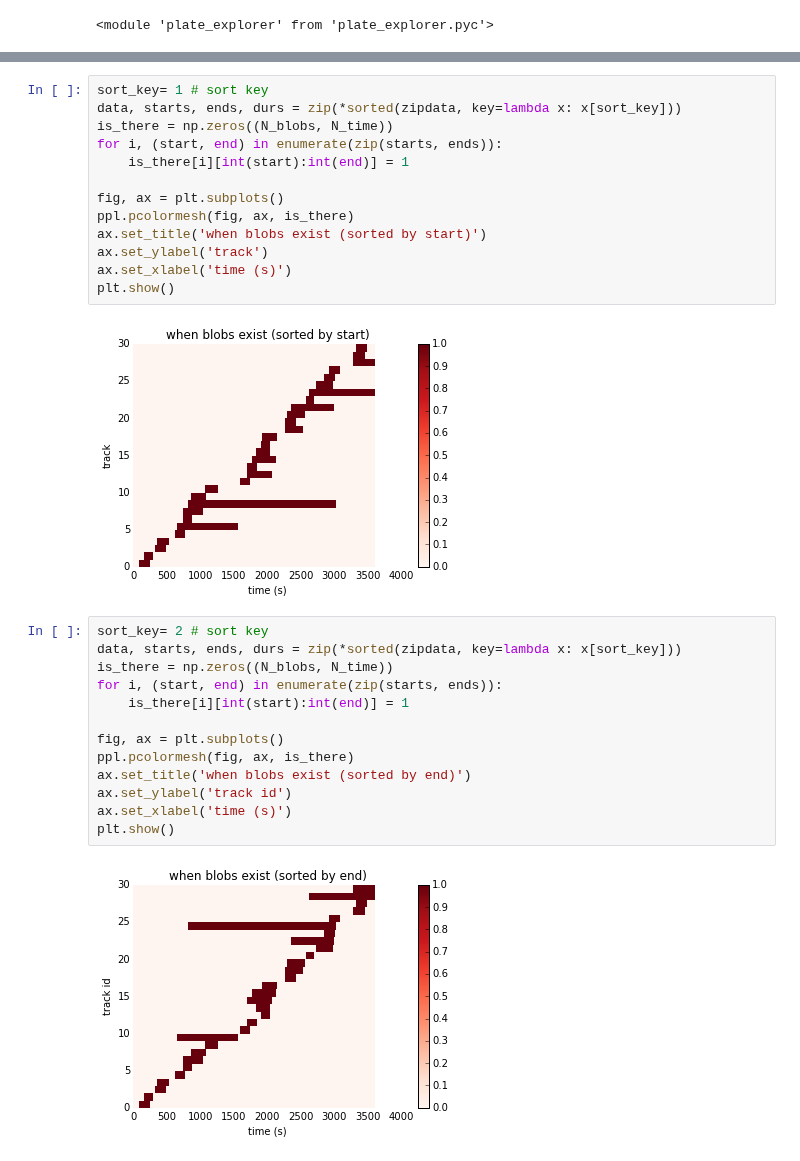
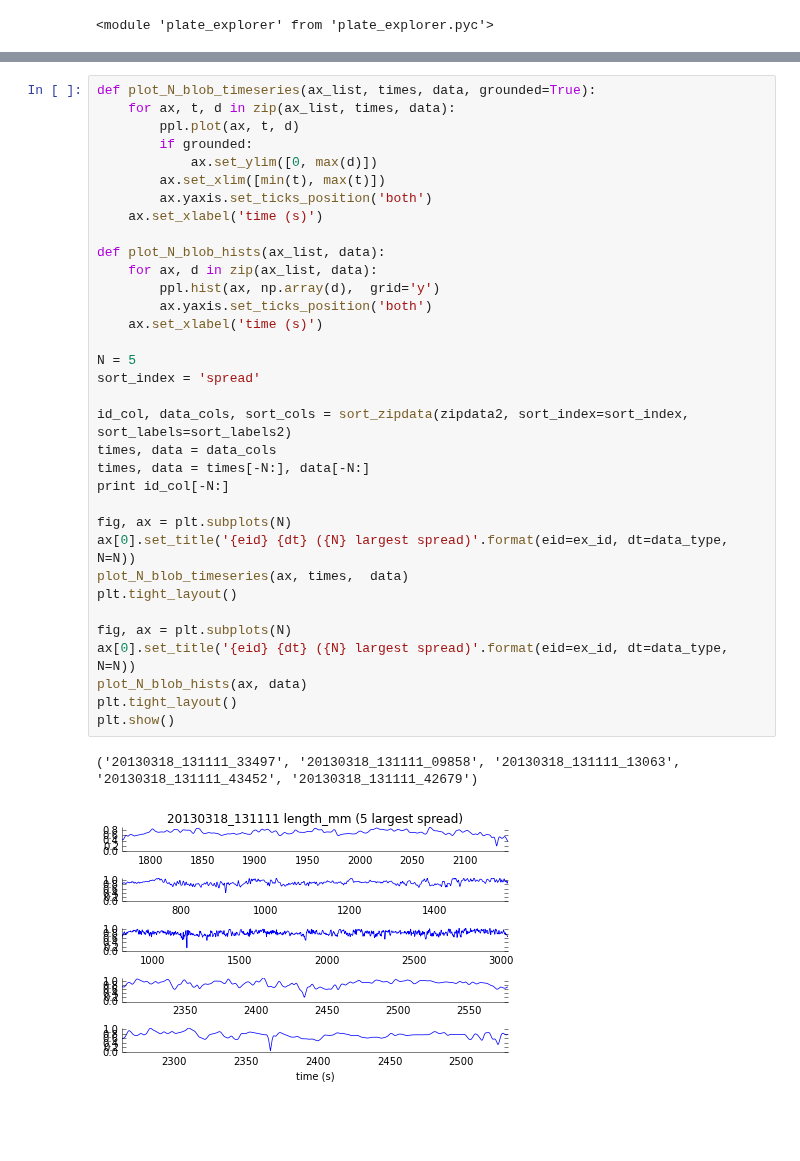
Before and after one commit to amarallab/waldo, a Jupyter notebook: code/plates/explorer_notebook.ipynb, the cells around one changed output, grey strips where cells are left out. Drawn from its saved outputs; the diff is of its cells as text; blank space fills up the shorter version.

```diff
--- a/code/plates/explorer_notebook.ipynb
+++ b/code/plates/explorer_notebook.ipynb
@@ -109,30 +180,37 @@ plt.show()
-# %%
-sort_key= 1 # sort key
-data, starts, ends, durs = zip(*sorted(zipdata, key=lambda x: x[sort_key]))
-is_there = np.zeros((N_blobs, N_time))
-for i, (start, end) in enumerate(zip(starts, ends)):
-    is_there[i][int(start):int(end)] = 1
-
-fig, ax = plt.subplots()
-ppl.pcolormesh(fig, ax, is_there)
-ax.set_title('when blobs exist (sorted by start)')
-ax.set_ylabel('track')
-ax.set_xlabel('time (s)')
-plt.show()
-# %% [output]
-[figure, removed]
-# %%
-sort_key= 2 # sort key
-data, starts, ends, durs = zip(*sorted(zipdata, key=lambda x: x[sort_key]))
-is_there = np.zeros((N_blobs, N_time))
-for i, (start, end) in enumerate(zip(starts, ends)):
-    is_there[i][int(start):int(end)] = 1
-
-fig, ax = plt.subplots()
-ppl.pcolormesh(fig, ax, is_there)
-ax.set_title('when blobs exist (sorted by end)')
-ax.set_ylabel('track id')
-ax.set_xlabel('time (s)')
-plt.show()
-# %% [output]
-[figure, removed]
+# %%
+def plot_N_blob_timeseries(ax_list, times, data, grounded=True):
+    for ax, t, d in zip(ax_list, times, data):
+        ppl.plot(ax, t, d)
+        if grounded:
+            ax.set_ylim([0, max(d)])
+        ax.set_xlim([min(t), max(t)])
+        ax.yaxis.set_ticks_position('both')
+    ax.set_xlabel('time (s)')
+
+def plot_N_blob_hists(ax_list, data):
+    for ax, d in zip(ax_list, data):
+        ppl.hist(ax, np.array(d),  grid='y')
+        ax.yaxis.set_ticks_position('both')
+    ax.set_xlabel('time (s)')
+
+N = 5
+sort_index = 'spread'
+
+id_col, data_cols, sort_cols = sort_zipdata(zipdata2, sort_index=sort_index, sort_labels=sort_labels2)
+times, data = data_cols
+times, data = times[-N:], data[-N:]
+print id_col[-N:]
+
+fig, ax = plt.subplots(N)
+ax[0].set_title('{eid} {dt} ({N} largest spread)'.format(eid=ex_id, dt=data_type, N=N))
+plot_N_blob_timeseries(ax, times,  data)
+plt.tight_layout()
+
+fig, ax = plt.subplots(N)
+ax[0].set_title('{eid} {dt} ({N} largest spread)'.format(eid=ex_id, dt=data_type, N=N))
+plot_N_blob_hists(ax, data)
+plt.tight_layout()
+plt.show()
+# %% [output]
+('20130318_131111_33497', '20130318_131111_09858', '20130318_131111_13063', '20130318_131111_43452', '20130318_131111_42679')
+[figure, added]
```
Also changed, not shown: parts of 11 cells of this notebook, 1 other file.
